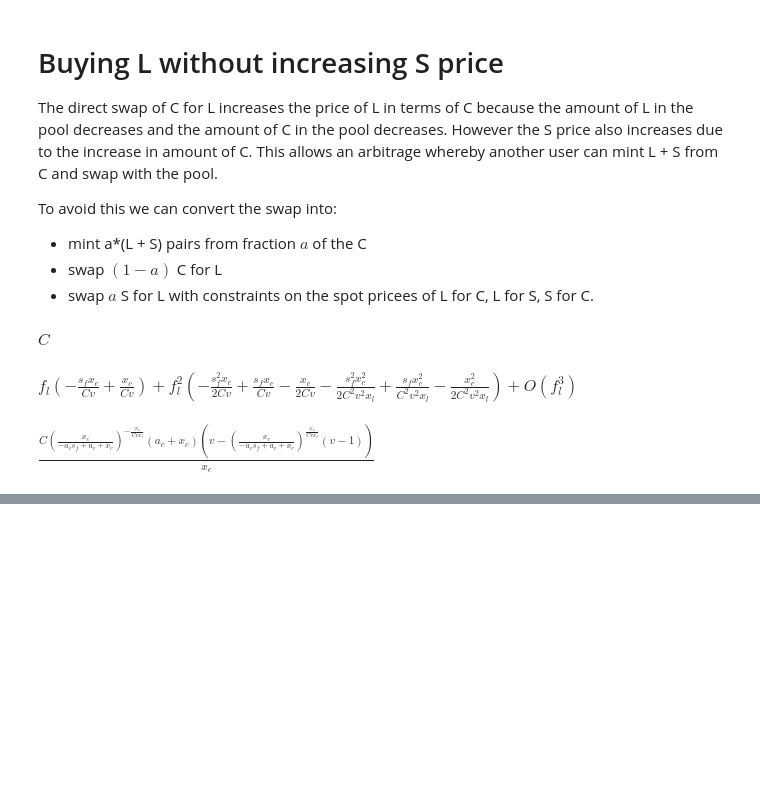
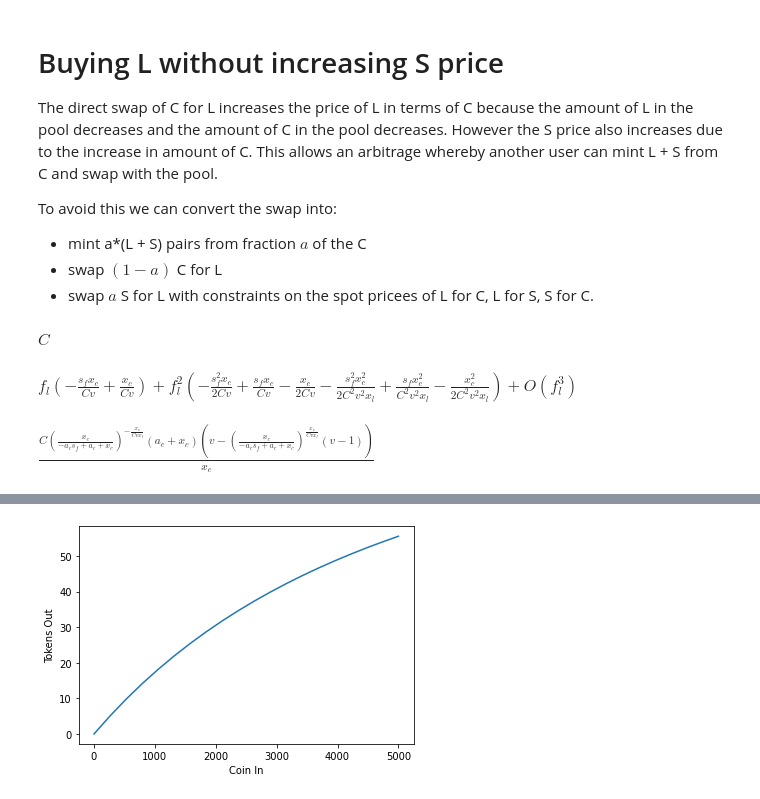
Before and after one commit to fetchai/mettalex-market-maker, a Jupyter notebook: amm_balancer.ipynb, the cells around one changed output, grey strips where cells are left out. Saved outputs shown, nothing was run; the diff lists cells and outputs as text; code cells hidden in the pictures; blank space fills up the shorter version.

```diff
--- a/amm_balancer.ipynb
+++ b/amm_balancer.ipynb
@@ -239,0 +400,6 @@ $\displaystyle \frac{C \left(\frac{x_{c}}{- a_{c} s_{f} + a_{c} + x_{c}}\right)^
+# %%
+_ = plt.plot(coin_in, tok_out)
+_ = plt.xlabel('Coin In')
+_ = plt.ylabel('Tokens Out')
+# %% [output]
+[figure, added]
```
Also changed, not shown: parts of 31 cells of this notebook.
